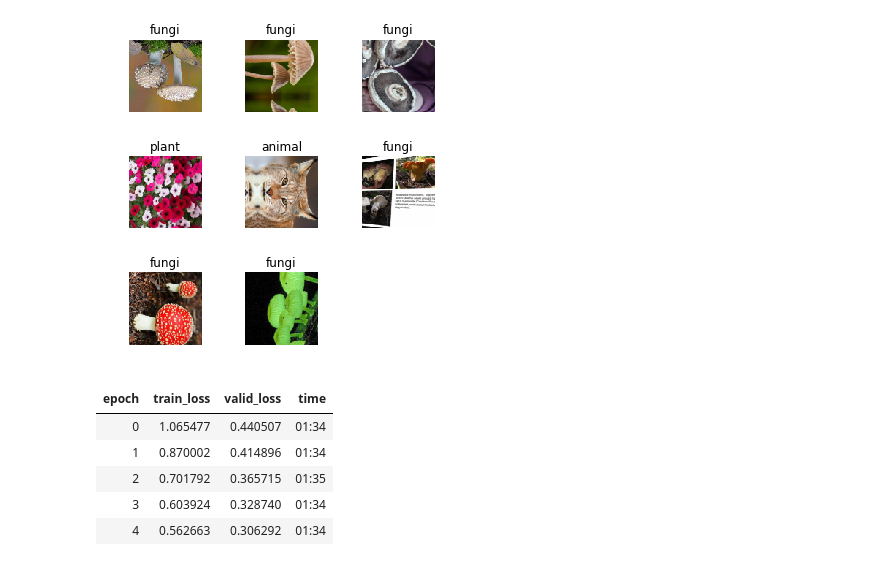
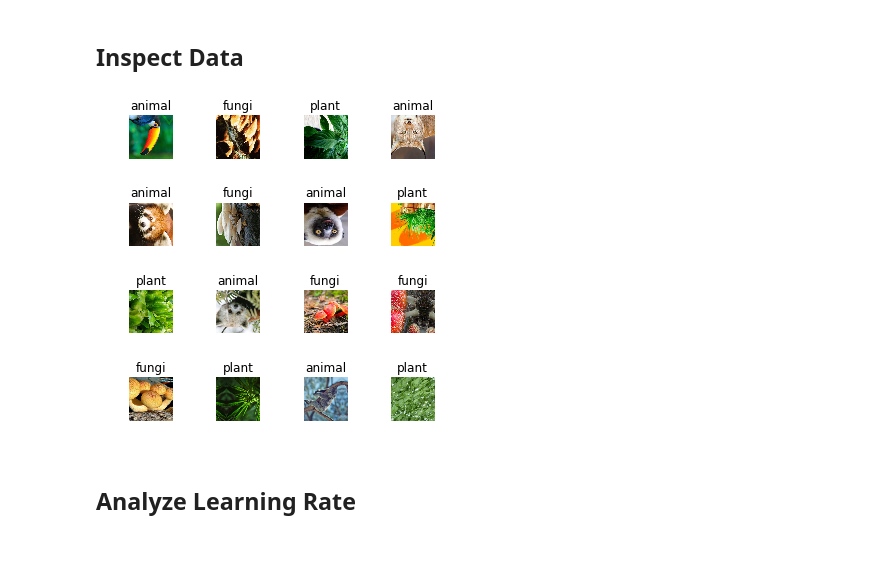
Before and after one commit to NathanLHall/Kingdom-Classifier, a Jupyter notebook: main.ipynb, the cells around one changed output. Cells and saved outputs as stored; diff of their text form; code cells hidden in the pictures.

```diff
--- a/main.ipynb
+++ b/main.ipynb
@@ -10,0 +8,6 @@ path.ls()
+# %%
+arch = models.resnet34
+tfms = get_transforms(do_flip=True, flip_vert=True)
+image_size = 224
+batch_size = 16
+device = torch.device('cuda:0')
@@ -20,0 +79,4 @@ data.train_ds[0]
+# %%
+path = Path("")
+df = pd.read_csv(path/'labels.csv')
+df.head()
@@ -21,15 +90,10 @@ data.train_ds[0]
+# %%
+data = ImageDataBunch.from_csv(path, ds_tfms=tfms, size=image_size, bs=batch_size, device=device)
+# %% [markdown]
+## Inspect Data
 # %%
-data.show_batch(rows=3, figsize=(5,5))
+data.show_batch(rows=4, figsize=(5,5))
 # %% [output]
-[figure, old version]
+[figure, new version]
-# %%
-arch = models.resnet34
-learn = cnn_learner(data, arch)
-learn.fit_one_cycle(5)
-# %% [output]
-| epoch | train_loss | valid_loss | time |
-| 0 | 1.065477 | 0.440507 | 01:34 |
-| 1 | 0.870002 | 0.414896 | 01:34 |
-| 2 | 0.701792 | 0.365715 | 01:35 |
-| 3 | 0.603924 | 0.328740 | 01:34 |
-| 4 | 0.562663 | 0.306292 | 01:34 |
+# %% [markdown]
+## Analyze Learning Rate
```
Also changed, not shown: parts of 35 cells of this notebook, 1 other file.
